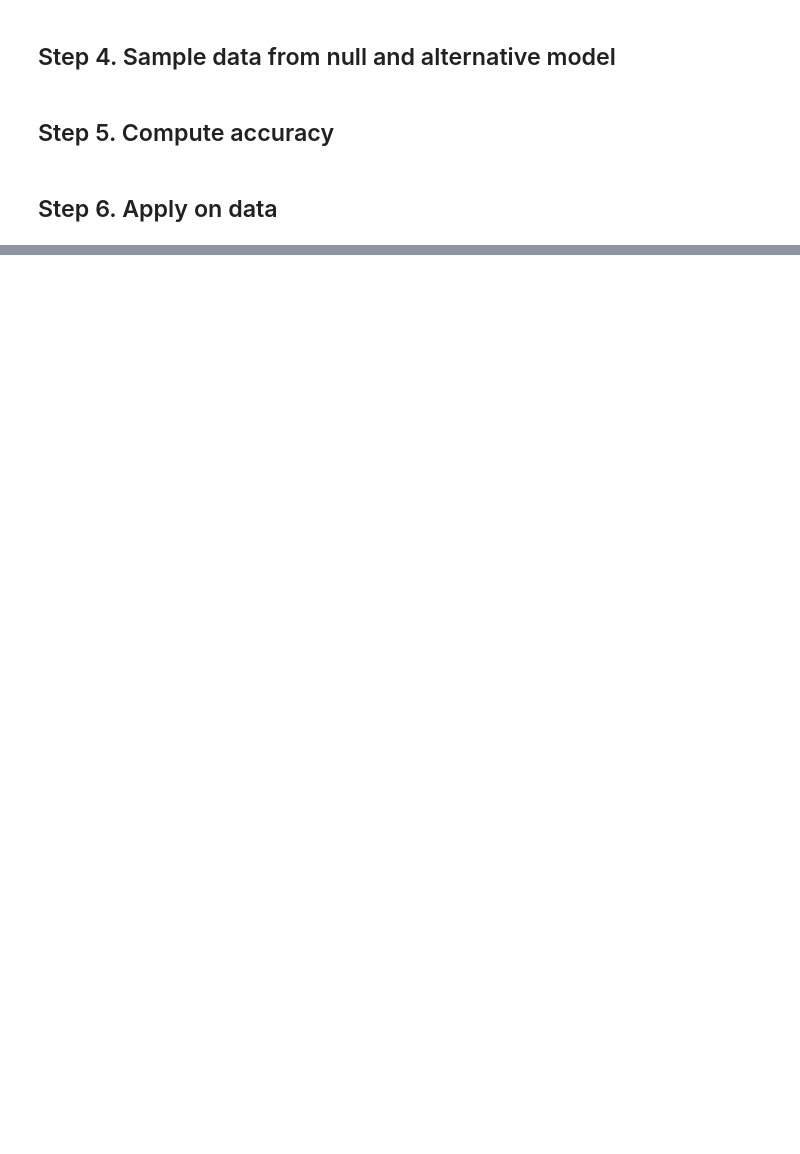
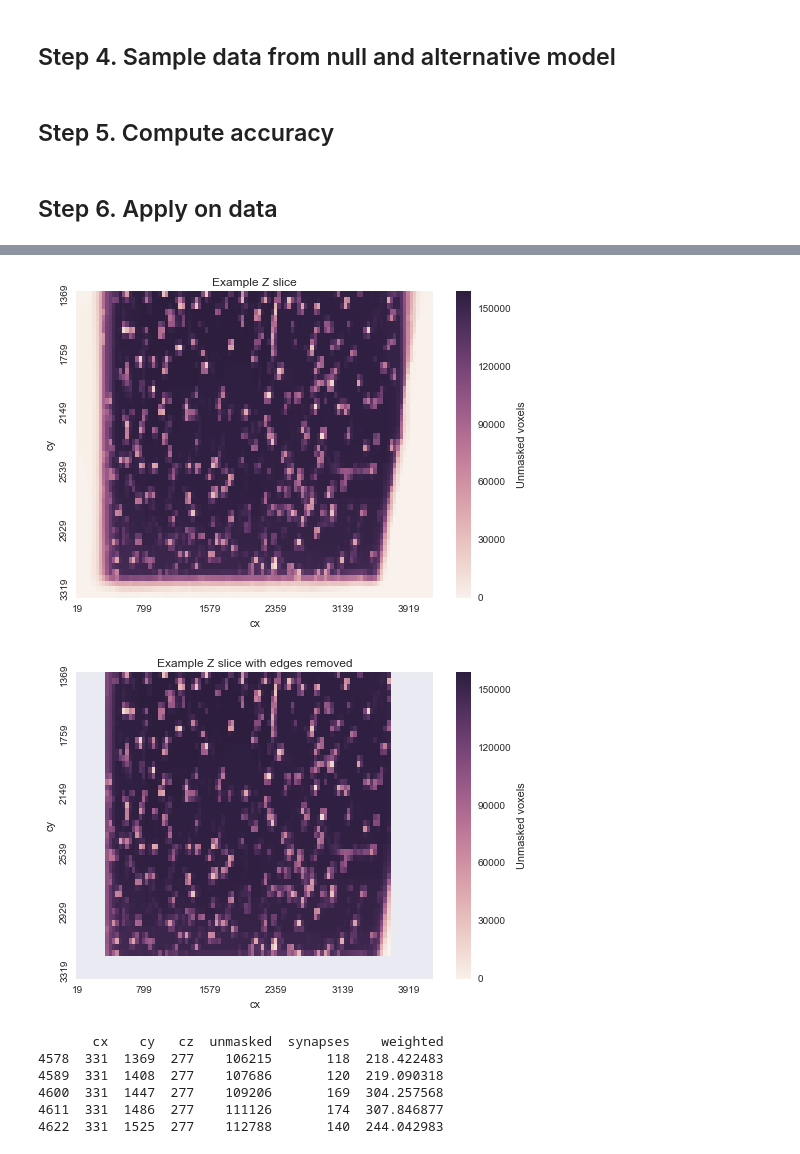
Before and after one commit to Upward-Spiral-Science/chengchang, a Jupyter notebook: Assignment.5.ipynb, the cells around one changed output, grey strips where cells are left out. Saved outputs shown, nothing was run; the diff lists cells and outputs as text; code cells hidden in the pictures; blank space fills up the shorter version.

```diff
--- a/Assignment.5.ipynb
+++ b/Assignment.5.ipynb
@@ -41,0 +152,27 @@ Classification methods:
+# %%
+# Example Z slice before and after removing edges
+Zslice = df[df['cz']==z].pivot_table(index='cy', columns='cx', values=['unmasked','edge'], aggfunc=np.sum)
+plt.figure()
+sns.heatmap(Zslice['unmasked'], xticklabels=20, yticklabels=10,
+            cbar_kws={'label': 'Unmasked voxels'});
+plt.title('Example Z slice');
+
+plt.figure()
+sns.heatmap(Zslice[Zslice['edge']==0]['unmasked'], xticklabels=20, yticklabels=10,
+            cbar_kws={'label': 'Unmasked voxels'});
+plt.title('Example Z slice with edges removed');
+# %% [output]
+[figure, added]
+[figure, added]
+# %%
+# Copy new dataset without edges
+df2 = df[df['edge']==0].copy()
+df2 = df2.drop('edge', axis=1)
+print df2.head()
+# %% [output]
+       cx    cy   cz  unmasked  synapses    weighted
+4578  331  1369  277    106215       118  218.422483
+4589  331  1408  277    107686       120  219.090318
+4600  331  1447  277    109206       169  304.257568
+4611  331  1486  277    111126       174  307.846877
+4622  331  1525  277    112788       140  244.042983
```
Also changed, not shown: parts of 14 cells of this notebook.
